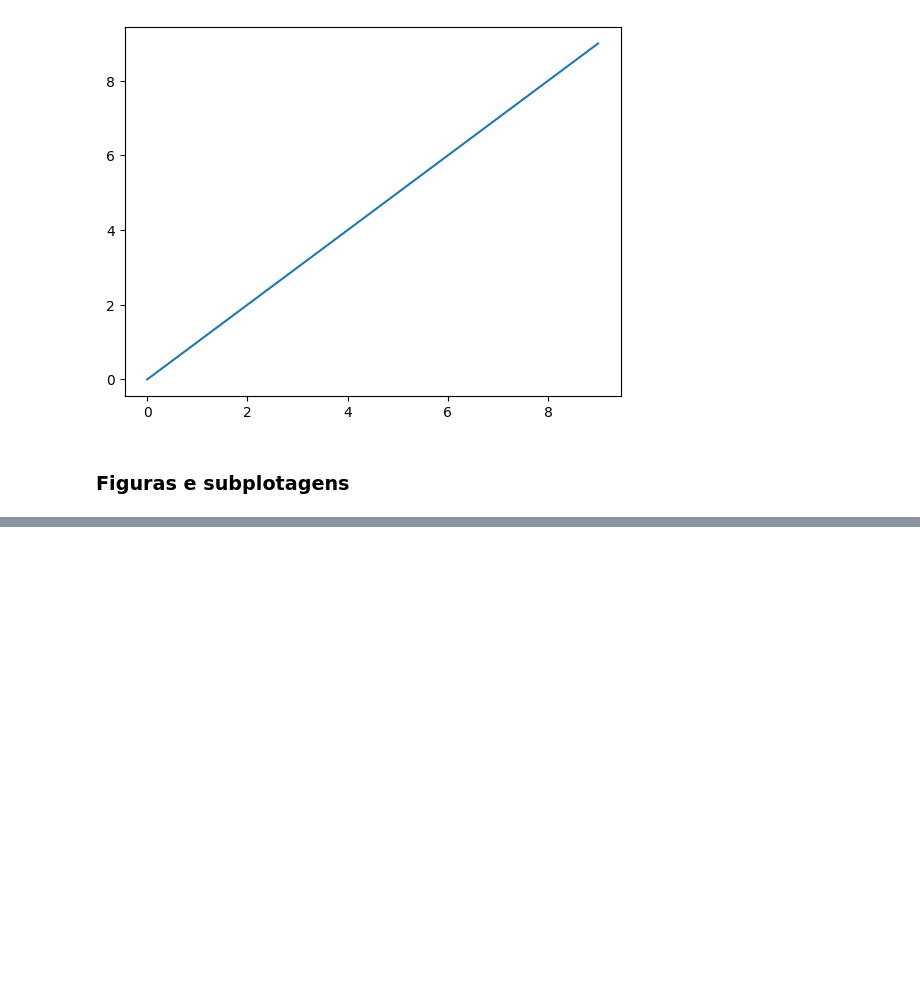
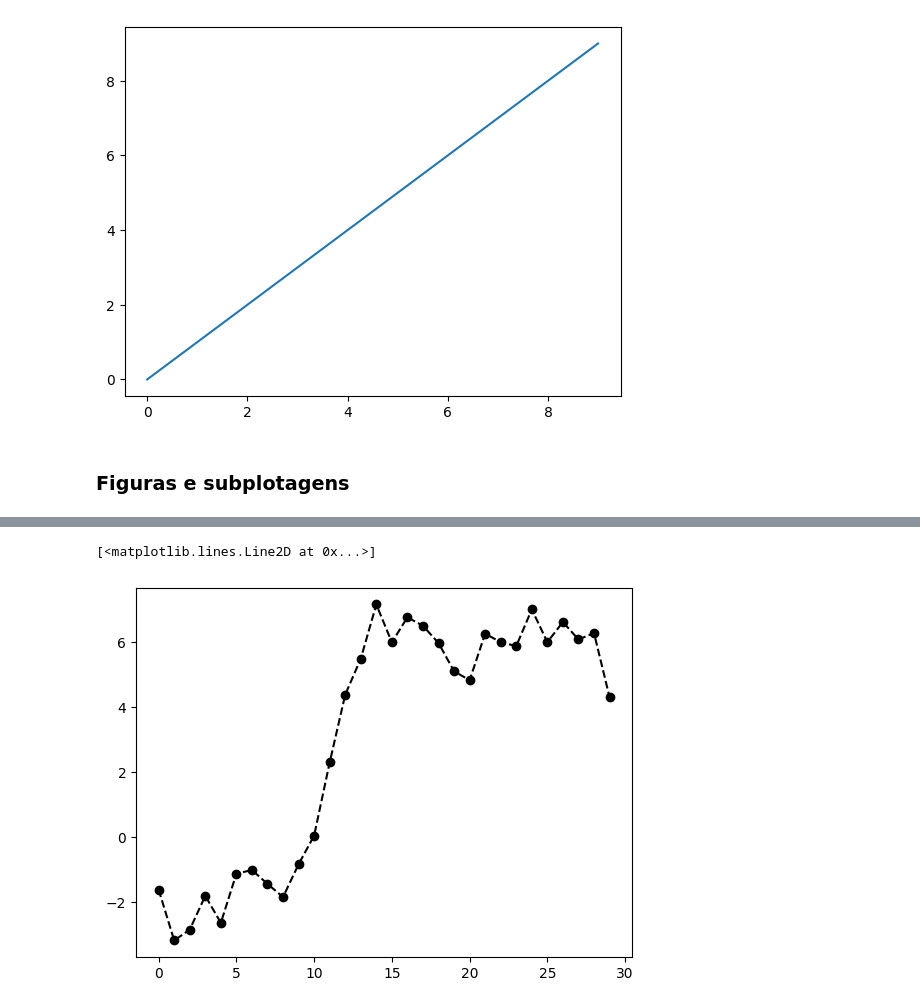
Before and after one commit to valdenio458/livro-python-para-analise-de-dados, a Jupyter notebook: capitulo_9.ipynb, the cells around one changed output, grey strips where cells are left out. Cells and saved outputs as stored; diff of their text form; code cells hidden in the pictures; blank space fills up the shorter version.

```diff
--- a/capitulo_9.ipynb
+++ b/capitulo_9.ipynb
@@ -34,0 +51,14 @@ ax2.scatter(np.arange(30), np.arange(30) + 3 * np.random.standard_normal(30));
+# %%
+# .cumsum(): Realiza a soma cumulativa dos números aleatórios gerados anteriormente.
+# Cada elemento no array resultante é a soma acumulativa dos elementos anteriores.
+
+# 'ko--': Define o estilo da linha no gráfico. 'k' significa preto (black),
+# 'o' significa marcadores redondos e '--' significa linha tracejada.
+
+plt.plot(randn(30).cumsum(), 'ko--')
+
+# Este código poderia ter sido escrito mais explicitamente, assim:
+# plot(randn(30).cumsum(), color='k', linestyle='dashed', marker='o')
+# %% [output]
+[<matplotlib.lines.Line2D at 0x...>]
+[figure, added]
```
Also changed, not shown: parts of 5 cells of this notebook.
